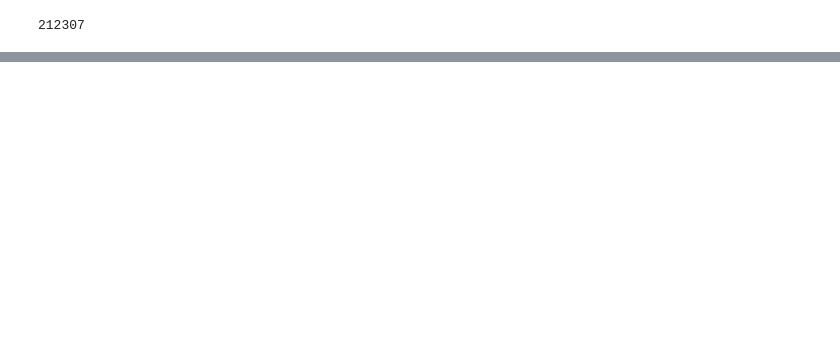
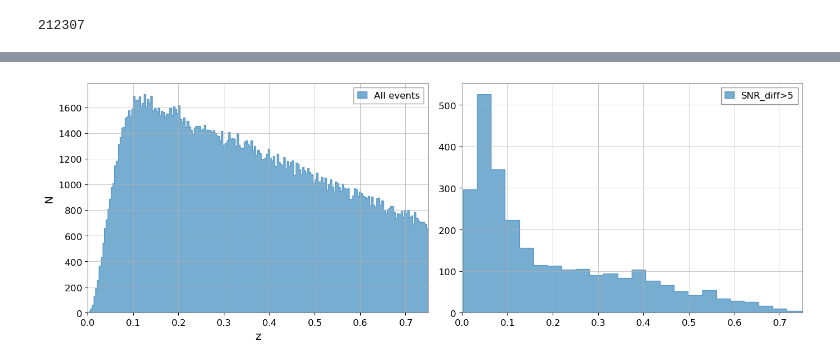
Before and after one commit to abby-moran/GW_pop_cosmo_inference, a Jupyter notebook: src/gen_mock_files.ipynb, the cells around one changed output, grey strips where cells are left out. Saved outputs shown, nothing was run; the diff lists cells and outputs as text; code cells hidden in the pictures; blank space fills up the shorter version.

```diff
--- a/src/gen_mock_files.ipynb
+++ b/src/gen_mock_files.ipynb
@@ -721,0 +769,21 @@ len(np.where(SNRs>4)[0])
+# %%
+o3_SNR_diff=snr_o3-SNRs
+df['SNR_diff'] = o3_SNR_diff
+problem_indx=np.where(o3_SNR_diff>5)
+# %%
+plt.figure(figsize=(14, 5))
+plt.subplot(1, 2, 1)
+plt.hist(zs_sel, bins=500, histtype='step', density=False, fill=True,alpha=.6, label='All events')
+plt.xlabel("z")
+plt.ylabel("N")
+plt.legend()
+plt.xlim(0,.75)
+
+plt.subplot(1, 2, 2)
+plt.hist(zs_sel[problem_indx], bins=25, histtype='step', density=False, fill=True, alpha=.6, label='SNR_diff>5')
+plt.legend()
+plt.xlim(0,.75)
+
+plt.tight_layout()
+# %% [output]
+[figure, added]
```
Also changed, not shown: parts of 29 cells of this notebook.
